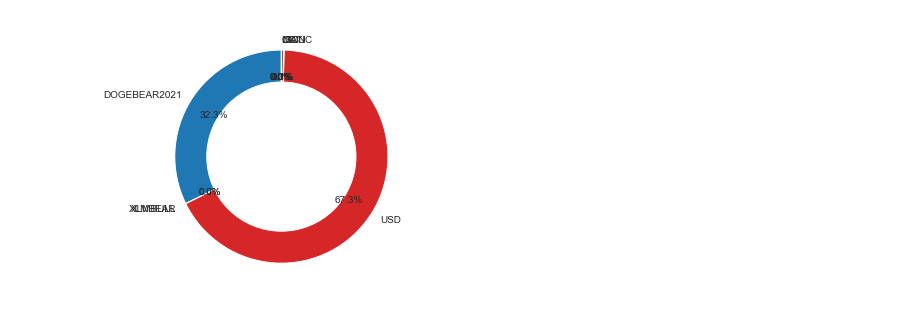
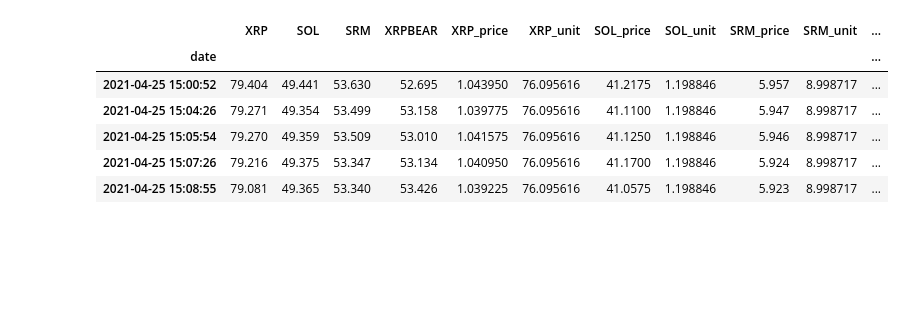
Before and after one commit to singhack/FTX_Rebalance, a Jupyter notebook: Monitor_notebook.ipynb, the cells around one changed output. Cells and saved outputs as stored; diff of their text form; code cells hidden in the pictures; blank space fills up the shorter version.

Commit message:
main
main

```diff
--- a/Monitor_notebook.ipynb
+++ b/Monitor_notebook.ipynb
@@ -177,24 +178,18 @@ XRPBEAR 3.4e-06
 # %%
 ### filen from record.py
-filen= f'log\Equity_{sub_account}.csv'
+# filen= f'log\Equity_{sub_account}.csv'
+# filen= f'log\Equity_main_farm.csv'
+filen= f'log\Equity_SahingZa.csv'
 
 df = pd.read_csv(filen)
 df['date']= pd.to_datetime(df['date'])
 df.set_index('date',inplace=True)
-
-df_resample =df.resample('15T').mean().fillna(method = 'ffill')
-df_resample.tail()
+df.head()
+# %% [output]
+|  | XRP | SOL | SRM | XRPBEAR | XRP_price | XRP_unit | SOL_price | SOL_unit | SRM_price | SRM_unit | ... |
+| date |  |  |  |  |  |  |  |  |  |  | ... |
+| 2021-04-25 15:00:52 | 79.404 | 49.441 | 53.630 | 52.695 | 1.043950 | 76.095616 | 41.2175 | 1.198846 | 5.957 | 8.998717 | ... |
+| 2021-04-25 15:04:26 | 79.271 | 49.354 | 53.499 | 53.158 | 1.039775 | 76.095616 | 41.1100 | 1.198846 | 5.947 | 8.998717 | ... |
+| 2021-04-25 15:05:54 | 79.270 | 49.359 | 53.509 | 53.010 | 1.041575 | 76.095616 | 41.1250 | 1.198846 | 5.946 | 8.998717 | ... |
+| 2021-04-25 15:07:26 | 79.216 | 49.375 | 53.347 | 53.134 | 1.040950 | 76.095616 | 41.1700 | 1.198846 | 5.924 | 8.998717 | ... |
+| 2021-04-25 15:08:55 | 79.081 | 49.365 | 53.340 | 53.426 | 1.039225 | 76.095616 | 41.0575 | 1.198846 | 5.923 | 8.998717 | ... |
-# %%
-wallet = ex.get_wallet()
-wallet_df = pd.DataFrame(wallet)
-
-df1 = wallet_df[['coin', 'usdValue']]
-
-pie_chart(df1['usdValue'],df1['coin'],donut=True)
-# # df_resample['Equity'].plot()
-# plt.title('Portfolio')
-# plt.show()
-# print(df1)
-# https://medium.com/analytics-vidhya/how-to-get-started-with-stock-performance-analysis-in-python-53378e3b8d74
-# %% [output]
-[figure, removed]
```
Also changed, not shown: parts of 52 cells of this notebook, 2 other files.
